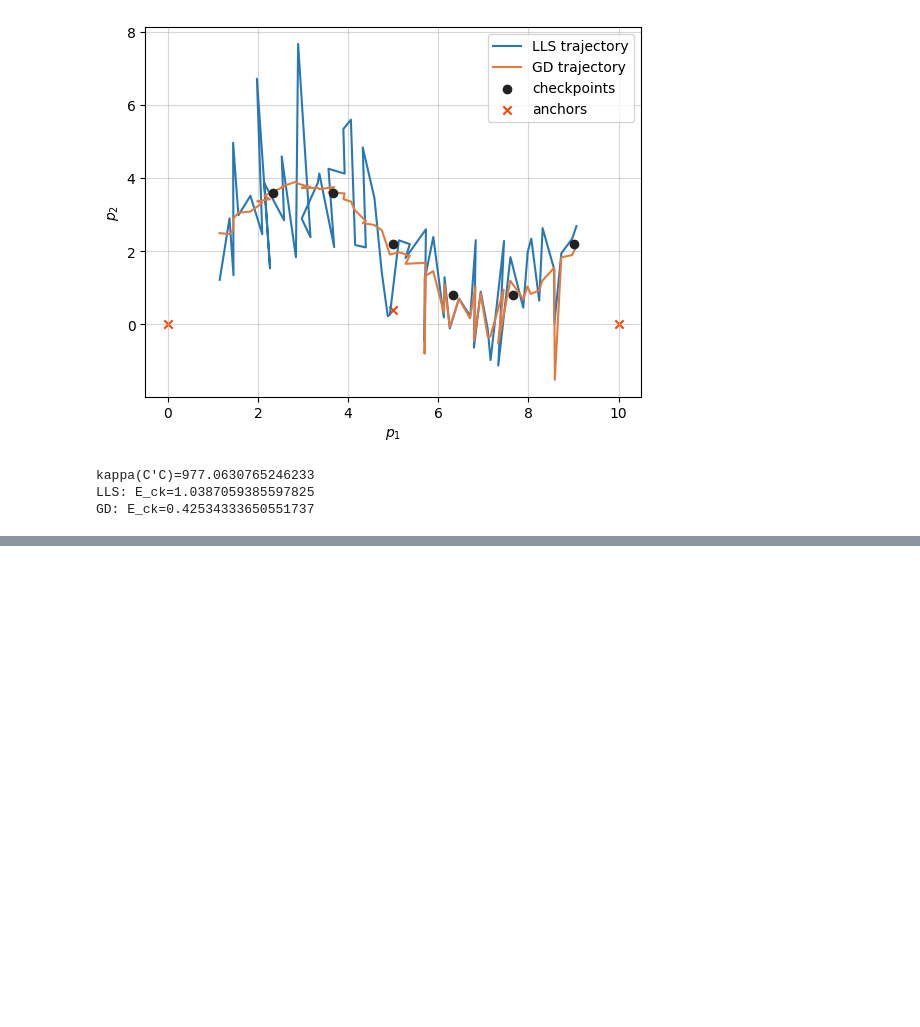
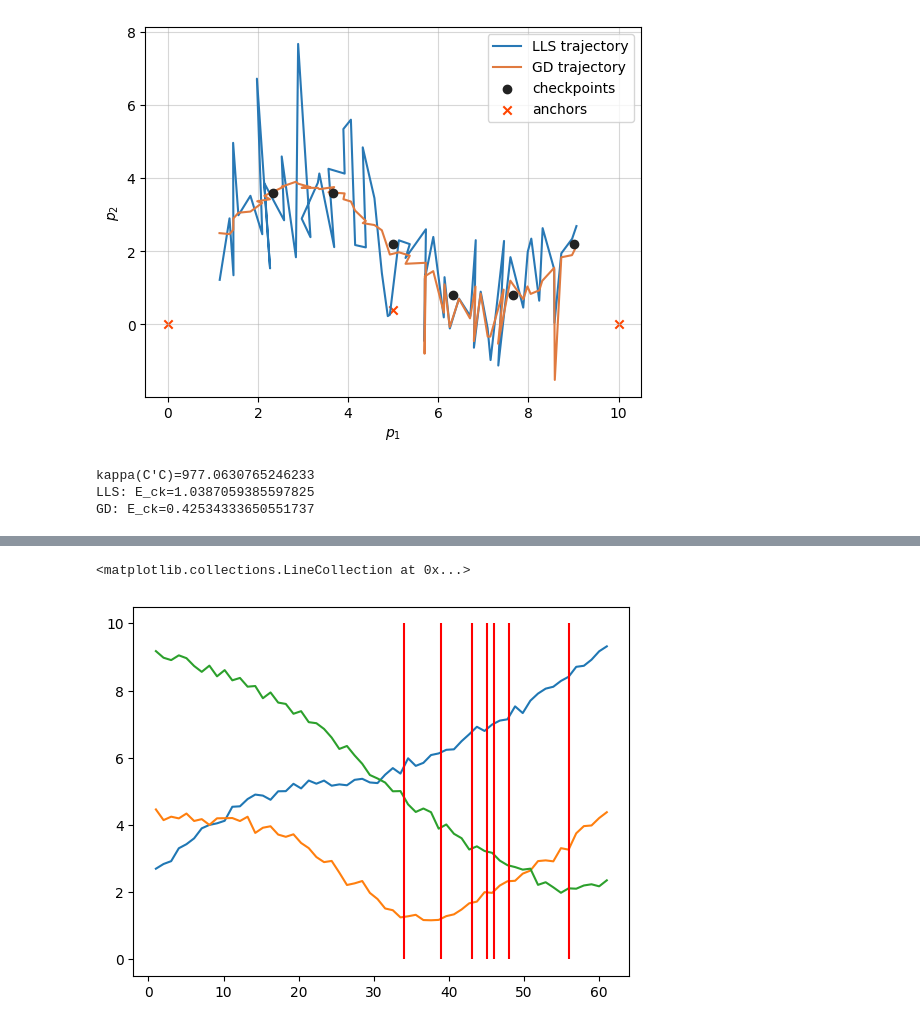
Before and after one commit to Deuter1um/OptimCW26_27, a Jupyter notebook: notebooks/part2.ipynb, the cells around one changed output, grey strips where cells are left out. Saved outputs shown, nothing was run; the diff lists cells and outputs as text; code cells hidden in the pictures; blank space fills up the shorter version.

```diff
--- a/notebooks/part2.ipynb
+++ b/notebooks/part2.ipynb
@@ -140,0 +144,9 @@ plt.show()
+# %%
+t_list = np.linspace(1, 61, 60)
+plt.plot(t_list, ranges[:, 0])
+plt.plot(t_list, ranges[:, 1])
+plt.plot(t_list, ranges[:, 2])
+plt.vlines(jumps, ymin=0, ymax=10, color="r")
+# %% [output]
+<matplotlib.collections.LineCollection at 0x...>
+[figure, added]
```
Also changed, not shown: parts of 1 cell of this notebook.
